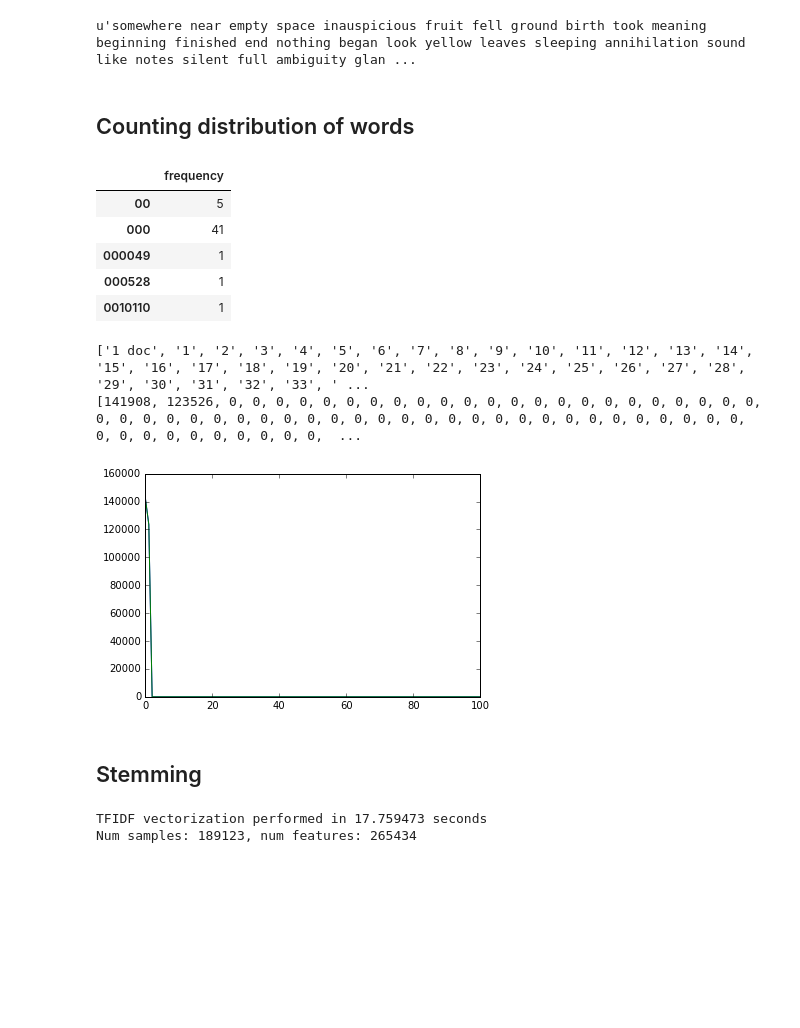
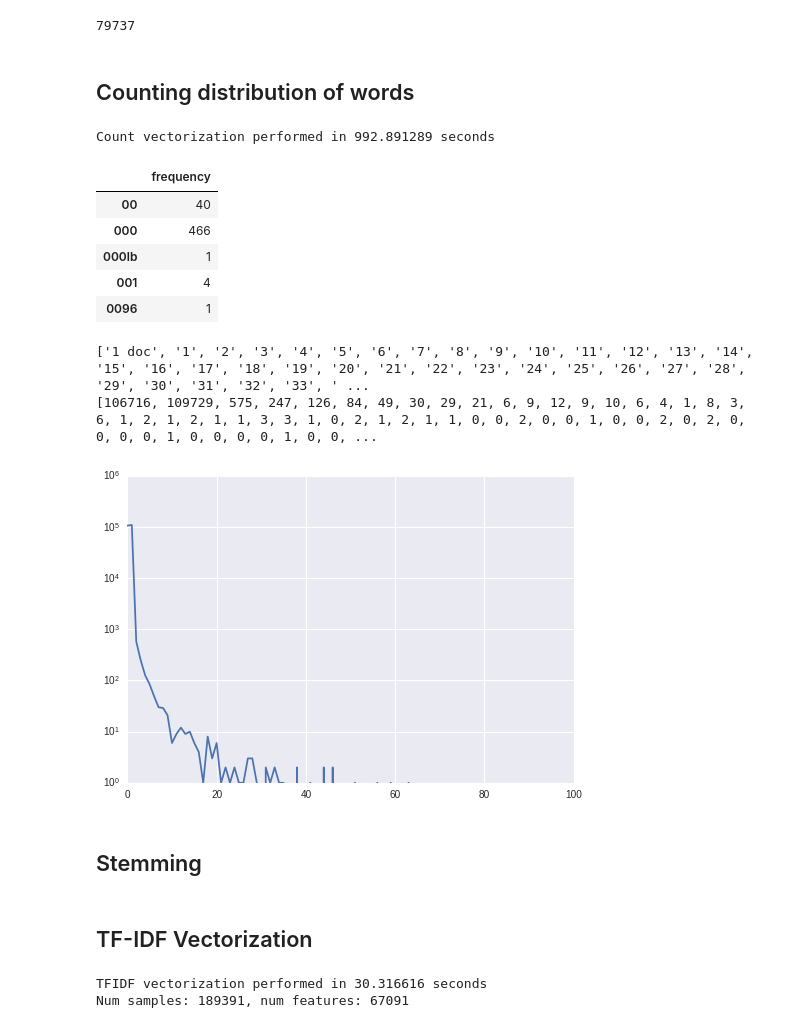
Before and after one commit to nloyolag/metal-nlp, a Jupyter notebook: vectorization.ipynb, the cells around one changed output. Cells and saved outputs as stored; diff of their text form; code cells hidden in the pictures; blank space fills up the shorter version.

Commit message:
add: Term frequency experiment

```diff
--- a/vectorization.ipynb
+++ b/vectorization.ipynb
@@ -9,37 +9,51 @@ import codecs
 import mpld3
 import matplotlib.pyplot as plt
 import seaborn
+import pylab
 from time import time
 from sklearn.feature_extraction.text import TfidfVectorizer
 from sklearn.cluster import KMeans
 
 # Load data and pick a sample of 10%
-data = pd.read_pickle("darklyrics/clean_word_lyrics.pkl")
-#data = pd.read_pickle("darklyrics/stemmed_lyrics.pkl")
+data = pd.read_pickle("darklyrics/cleaned_lyrics.pkl")
+#stemmed_data = pd.read_pickle("darklyrics/stemmed_lyrics.pkl")
 #data = data.sample(frac=0.1)
-# %%
-data['lyrics_string'].iloc[1]
-# %% [output]
-u'somewhere near empty space inauspicious fruit fell ground birth took meaning beginning finished end nothing began look yellow leaves sleeping annihilation sound like notes silent full ambiguity glan ...
+# %%
+count = 0
+for index, row in data.iterrows():
+    if 'see' in row['lyrics_string']:
+        count += 1
+
+count
+# %% [output]
+79737
 # %% [markdown]
 ## Counting distribution of words
 # %%
 from sklearn.feature_extraction.text import CountVectorizer
-word_vectorizer = CountVectorizer()
+
+begin = time()
+word_vectorizer = CountVectorizer(ngram_range=(1, 1), stop_words='english')
 count_sparse_matrix = word_vectorizer.fit_transform(data['lyrics_string'])
 frequencies = sum(count_sparse_matrix).toarray()[0]
 count_df = pd.DataFrame(frequencies, index=word_vectorizer.get_feature_names(), columns=['frequency'])
+end = time()
+print 'Count vectorization performed in %f seconds' % (end - begin)
+
 count_df.head()
 # %% [output]
+Count vectorization performed in 992.891289 seconds
 |  | frequency |
-| 00 | 5 |
-| 000 | 41 |
-| 000049 | 1 |
-| 000528 | 1 |
-| 0010110 | 1 |
+| 00 | 40 |
+| 000 | 466 |
+| 000lb | 1 |
+| 001 | 4 |
+| 0096 | 1 |
 # %%
-total_words = count_df['frequency'].sum()
-count_df['frequency_p'] = count_df['frequency'] / float(total_words) * 100.0
+from sklearn.preprocessing import normalize
+
+total_docs = len(data)
+count_df['frequency_p'] = (count_df['frequency'] / float(total_docs)) * 100.0
 labels = [str(x) for x in range(1, 101)]
 labels.insert(0, '1 doc')
 percentage_counts = []
@@ -50,17 +64,23 @@ for x in range(1, 101):
 single_doc_count = len(count_df[count_df.frequency == 1])
 percentage_counts[0] -= single_doc_count
 percentage_counts.insert(0, single_doc_count)
+
+#percentage_counts = [np.log(i) if i > 0.0 else 0.0 for i in percentage_counts]
 print labels
 print percentage_counts
 # %% [output]
 ['1 doc', '1', '2', '3', '4', '5', '6', '7', '8', '9', '10', '11', '12', '13', '14', '15', '16', '17', '18', '19', '20', '21', '22', '23', '24', '25', '26', '27', '28', '29', '30', '31', '32', '33', ' ...
-[141908, 123526, 0, 0, 0, 0, 0, 0, 0, 0, 0, 0, 0, 0, 0, 0, 0, 0, 0, 0, 0, 0, 0, 0, 0, 0, 0, 0, 0, 0, 0, 0, 0, 0, 0, 0, 0, 0, 0, 0, 0, 0, 0, 0, 0, 0, 0, 0, 0, 0, 0, 0, 0, 0, 0, 0, 0, 0, 0, 0, 0, 0, 0,  ...
+[106716, 109729, 575, 247, 126, 84, 49, 30, 29, 21, 6, 9, 12, 9, 10, 6, 4, 1, 8, 3, 6, 1, 2, 1, 2, 1, 1, 3, 3, 1, 0, 2, 1, 2, 1, 1, 0, 0, 2, 0, 0, 1, 0, 0, 2, 0, 2, 0, 0, 0, 0, 1, 0, 0, 0, 0, 1, 0, 0, ...
 # %%
+# plt.plot(percentage_counts)
+# plt.axis(labels)
+# plt.show()
+
 plt.plot(percentage_counts)
-#plt.axis(labels)
+plt.yscale('log')
 plt.show()
 # %% [output]
-[figure, old version]
+[figure, new version]
 # %% [markdown]
 ## Stemming
 # %%
@@ -78,13 +99,15 @@ data.to_pickle("darklyrics/stemmed_lyrics.pkl")
+# %% [markdown]
+## TF-IDF Vectorization
 # %%
 begin = time()
-vectorizer = TfidfVectorizer(ngram_range=(1, 1))
-x = vectorizer.fit_transform(data['lyrics_string'])
+vectorizer = TfidfVectorizer(ngram_range=(1, 1), stop_words='english', min_df=2)
+x = vectorizer.fit_transform(stemmed_data['lyrics_string'])
 end = time()
 print 'TFIDF vectorization performed in %f seconds' % (end - begin)
 print 'Num samples: %d, num features: %d' % x.shape
 # %% [output]
-TFIDF vectorization performed in 17.759473 seconds
-Num samples: 189123, num features: 265434
+TFIDF vectorization performed in 30.316616 seconds
+Num samples: 189391, num features: 67091
 # %% [markdown]
 ### Results of stemming vs no stemming
 
```
Also changed, not shown: parts of 7 cells of this notebook, 1 other file.
